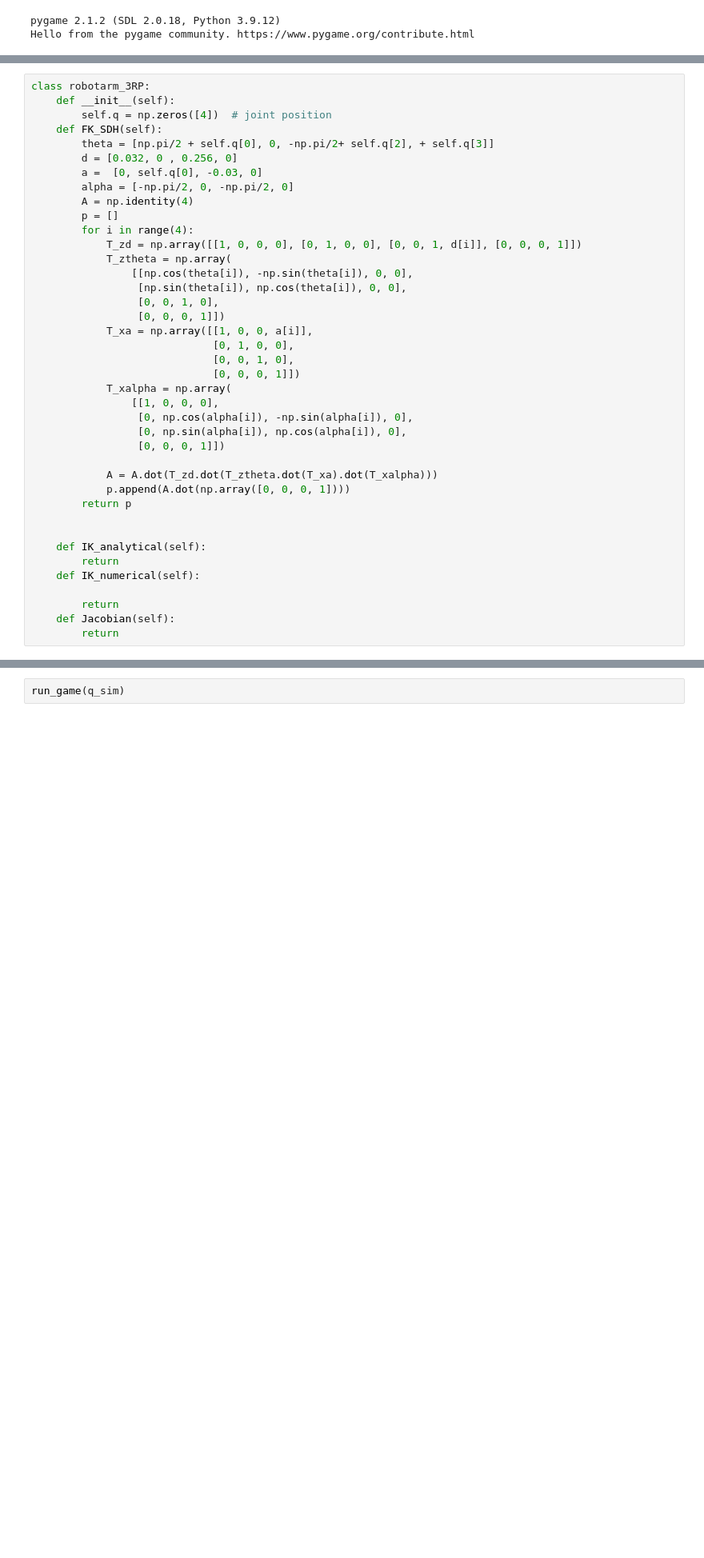
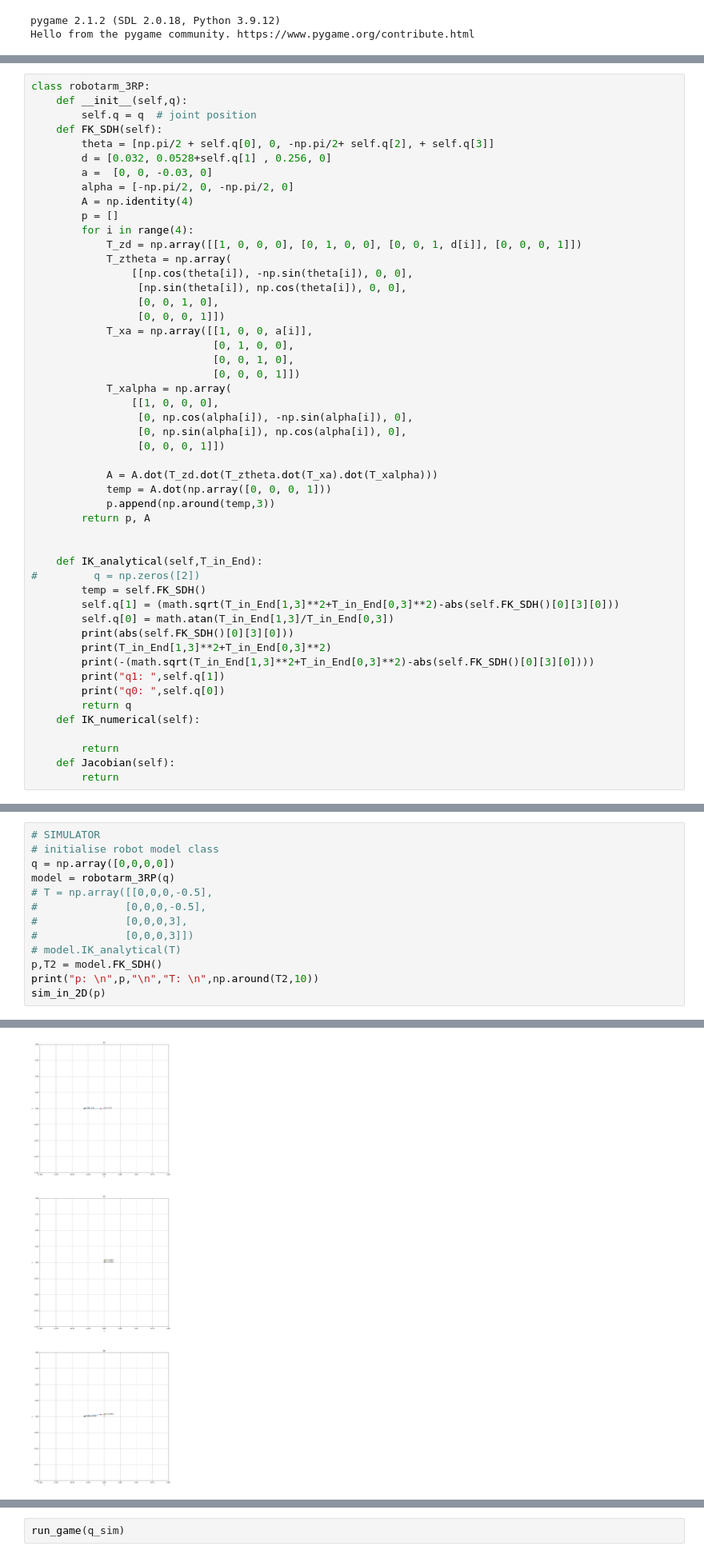
Before and after one commit to XHao1997/InverseKinematics_Sim, a Jupyter notebook: KinematicsofRobotArm-checkpoint.ipynb, the cells around one changed output, grey strips where cells are left out. Shown: that part at 80% size. Saved outputs shown, nothing was run; the diff lists cells and outputs as text; blank space fills up the shorter version.

Commit message:
add visualization in 2D

```diff
--- a/KinematicsofRobotArm-checkpoint.ipynb
+++ b/KinematicsofRobotArm-checkpoint.ipynb
@@ -82,12 +149,12 @@ class robot_arm_2dof:
         self.q = q
 # %%
 class robotarm_3RP:
-    def __init__(self):
-        self.q = np.zeros([4])  # joint position
+    def __init__(self,q):
+        self.q = q  # joint position
     def FK_SDH(self):
         theta = [np.pi/2 + self.q[0], 0, -np.pi/2+ self.q[2], + self.q[3]]
-        d = [0.032, 0 , 0.256, 0]
-        a =  [0, self.q[0], -0.03, 0]
+        d = [0.032, 0.0528+self.q[1] , 0.256, 0]
+        a =  [0, 0, -0.03, 0]
         alpha = [-np.pi/2, 0, -np.pi/2, 0]
         A = np.identity(4)
         p = []
@@ -109,12 +176,22 @@ class robotarm_3RP:
                  [0, 0, 0, 1]])
 
             A = A.dot(T_zd.dot(T_ztheta.dot(T_xa).dot(T_xalpha)))
-            p.append(A.dot(np.array([0, 0, 0, 1])))
-        return p
+            temp = A.dot(np.array([0, 0, 0, 1]))
+            p.append(np.around(temp,3))
+        return p, A
 
 
-    def IK_analytical(self):
-        return
+    def IK_analytical(self,T_in_End):
+#         q = np.zeros([2])
+        temp = self.FK_SDH()
+        self.q[1] = (math.sqrt(T_in_End[1,3]**2+T_in_End[0,3]**2)-abs(self.FK_SDH()[0][3][0]))
+        self.q[0] = math.atan(T_in_End[1,3]/T_in_End[0,3])
+        print(abs(self.FK_SDH()[0][3][0]))
+        print(T_in_End[1,3]**2+T_in_End[0,3]**2)
+        print(-(math.sqrt(T_in_End[1,3]**2+T_in_End[0,3]**2)-abs(self.FK_SDH()[0][3][0])))
+        print("q1: ",self.q[1])
+        print("q0: ",self.q[0])
+        return q
     def IK_numerical(self):
 
         return
@@ -130,0 +200,14 @@ print(p)
+# %%
+# SIMULATOR
+# initialise robot model class
+q = np.array([0,0,0,0])
+model = robotarm_3RP(q)
+# T = np.array([[0,0,0,-0.5],
+#              [0,0,0,-0.5],
+#              [0,0,0,3],
+#              [0,0,0,3]])
+# model.IK_analytical(T)
+p,T2 = model.FK_SDH()
+print("p: \n",p,"\n","T: \n",np.around(T2,10))
+sim_in_2D(p)
+# %% [output]
@@ -130,0 +221 @@ print(p)
+[figure, added]
```
Also changed, not shown: parts of 5 cells of this notebook, 1 other file.
